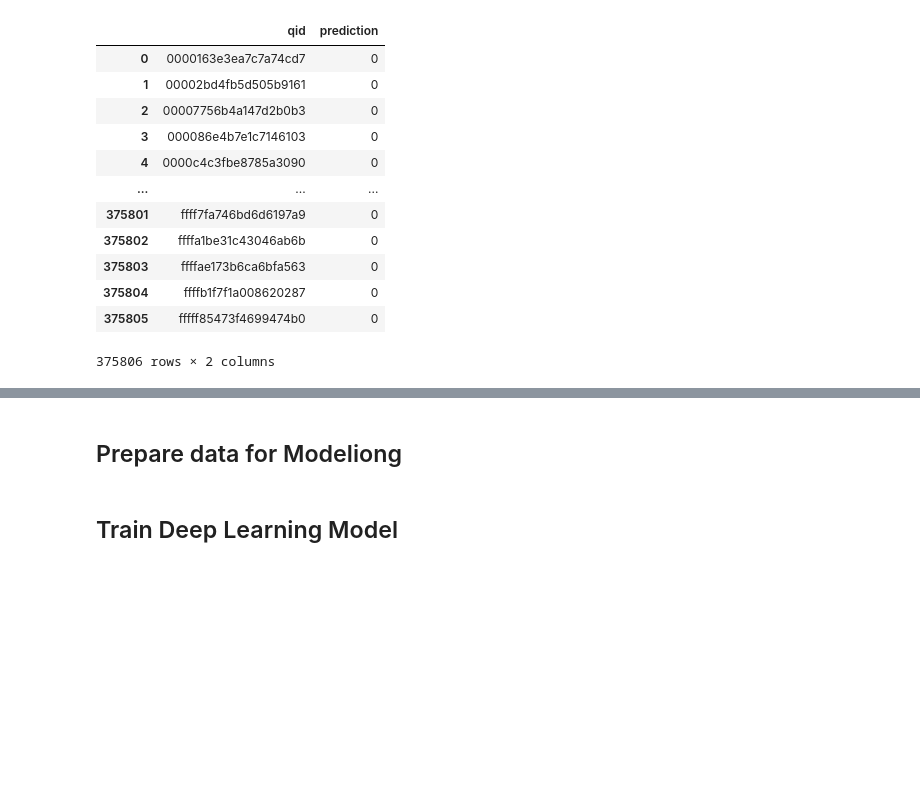
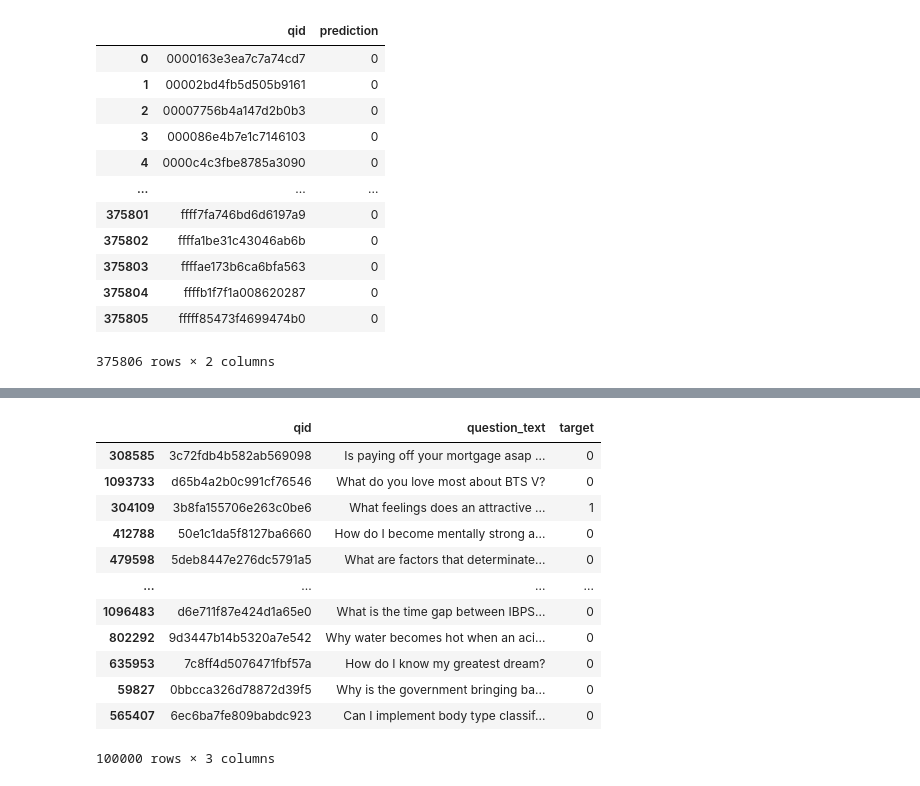
Before and after one commit to thugge254/Neural-Networks-and-Deep-Learning-with-PyTorch, a Jupyter notebook: Neural_Networks_and_Deep_Learning.ipynb, the cells around one changed output, grey strips where cells are left out. Cells and saved outputs as stored; diff of their text form; code cells hidden in the pictures; blank space fills up the shorter version.

```diff
--- a/Neural_Networks_and_Deep_Learning.ipynb
+++ b/Neural_Networks_and_Deep_Learning.ipynb
@@ -106,4 +106,19 @@ raw_df.sample(10)
-# %% [markdown]
-## Prepare data for Modeliong
-# %% [markdown]
-## Train Deep Learning Model
+# %%
+SAMPLE_SIZE = 100_000
+sample_df = raw_df.sample(SAMPLE_SIZE)
+# %%
+sample_df
+# %% [output]
+|  | qid | question_text | target |
+| 308585 | 3c72fdb4b582ab569098 | Is paying off your mortgage asap ... | 0 |
+| 1093733 | d65b4a2b0c991cf76546 | What do you love most about BTS V? | 0 |
+| 304109 | 3b8fa155706e263c0be6 | What feelings does an attractive ... | 1 |
+| 412788 | 50e1c1da5f8127ba6660 | How do I become mentally strong a... | 0 |
+| 479598 | 5deb8447e276dc5791a5 | What are factors that determinate... | 0 |
+| ... | ... | ... | ... |
+| 1096483 | d6e711f87e424d1a65e0 | What is the time gap between IBPS... | 0 |
+| 802292 | 9d3447b14b5320a7e542 | Why water becomes hot when an aci... | 0 |
+| 635953 | 7c8ff4d5076471fbf57a | How do I know my greatest dream? | 0 |
+| 59827 | 0bbcca326d78872d39f5 | Why is the government bringing ba... | 0 |
+| 565407 | 6ec6ba7fe809babdc923 | Can I implement body type classif... | 0 |
+100000 rows × 3 columns
```
Also changed, not shown: parts of 7 cells of this notebook.
